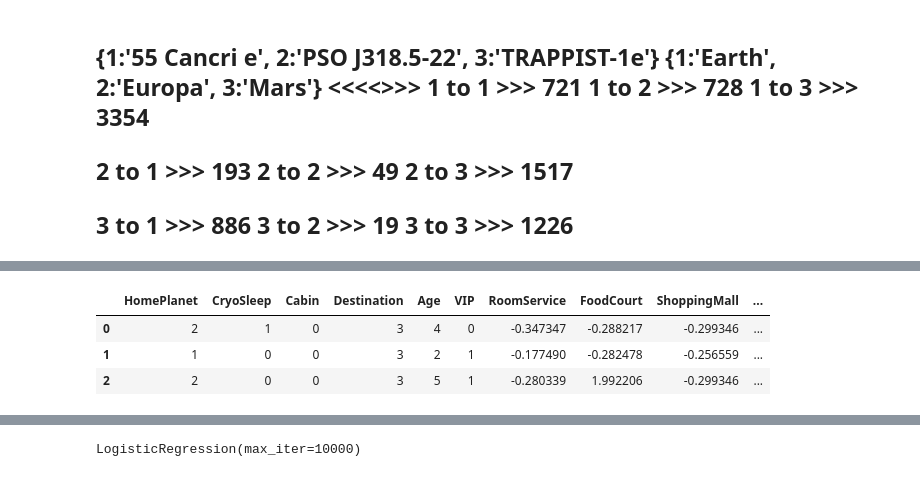
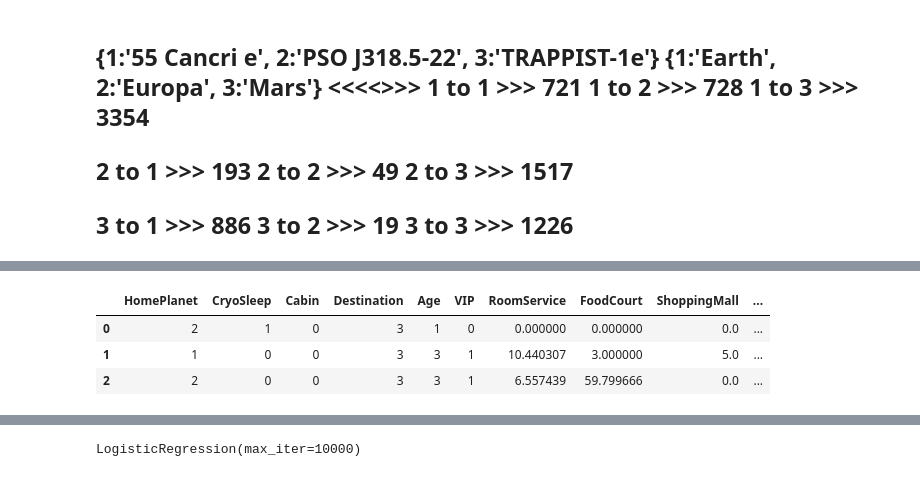
Before and after one commit to Sadeqsoli/SpaceTitanicSurvivors, a Jupyter notebook: spacetitanicsurvivors.ipynb, the cells around one changed output, grey strips where cells are left out. Cells and saved outputs as stored; diff of their text form; code cells hidden in the pictures.

```diff
--- a/spacetitanicsurvivors.ipynb
+++ b/spacetitanicsurvivors.ipynb
@@ -501,0 +300,5 @@ sns.heatmap(corr, annot=False)
+# %%
+train[['HomePlanet', 'CryoSleep', 'Cabin', 'Destination', 'Age', 'VIP', 'Port', 'Place']] = train[['HomePlanet', 'CryoSleep','Cabin', 'Destination', 'Age', 'VIP', 'Port', 'Place']].astype('Int64')
+
+test[['HomePlanet', 'CryoSleep', 'Cabin', 'Destination', 'Age', 'VIP', 'Port', 'Place']] = test[['HomePlanet', 'CryoSleep','Cabin', 'Destination', 'Age', 'VIP', 'Port', 'Place']].astype('Int64')
+train.info()
@@ -501,0 +323,19 @@ sns.heatmap(corr, annot=False)
+# %%
+##Apply square root transformation
+
+## Train Data
+train['RoomService'] = train['RoomService']**0.5
+train['FoodCourt'] = train['FoodCourt']**0.5
+train['ShoppingMall'] = train['ShoppingMall']**0.5
+train['Spa'] = train['Spa']**0.5
+train['VRDeck'] = train['VRDeck']**0.5
+
+
+## Test Data
+test['RoomService'] = test['RoomService']**0.5
+test['FoodCourt'] = test['FoodCourt']**0.5
+test['ShoppingMall'] = test['ShoppingMall']**0.5
+test['Spa'] = test['Spa']**0.5
+test['VRDeck'] = test['VRDeck']**0.5
+
+train.head(3)
@@ -526,8 +413,3 @@ sns.heatmap(corr, annot=False)
 3 to 2 >>> 19
 3 to 3 >>> 1226
 --------------
-# %%
-train = train_test[train_test['Transported'].notnull()].copy()
-train.Transported =train.Transported.astype('Int64')
-test = train_test[train_test['Transported'].isnull()].drop("Transported",axis=1)
-test.info()
@@ -572,26 +416,26 @@ memory usage: 1.3+ MB
 # %%
 ### Train Data
 newTrain = train
 train_ids = newTrain['PassengerId'].copy()
 train_trs = newTrain['Transported'].copy()
-newTrain.drop(columns=['PassengerId','Name','Group','Transported'],inplace=True)
+newTrain.drop(columns=['PassengerId','Name','Transported'],inplace=True)
 
 
 #####################
 
 
 ### Test Data
 newTest = test
 test_ids = newTest['PassengerId'].copy()
-newTest.drop(columns=['PassengerId','Group','Name'],inplace=True)
+newTest.drop(columns=['PassengerId','Name'],inplace=True)
 
 
 newTrain.head(3)
 # %% [output]
 |  | HomePlanet | CryoSleep | Cabin | Destination | Age | VIP | RoomService | FoodCourt | ShoppingMall | ... |
-| 0 | 2 | 1 | 0 | 3 | 4 | 0 | -0.347347 | -0.288217 | -0.299346 | ... |
-| 1 | 1 | 0 | 0 | 3 | 2 | 1 | -0.177490 | -0.282478 | -0.256559 | ... |
-| 2 | 2 | 0 | 0 | 3 | 5 | 1 | -0.280339 | 1.992206 | -0.299346 | ... |
+| 0 | 2 | 1 | 0 | 3 | 1 | 0 | 0.000000 | 0.000000 | 0.0 | ... |
+| 1 | 1 | 0 | 0 | 3 | 3 | 1 | 10.440307 | 3.000000 | 5.0 | ... |
+| 2 | 2 | 0 | 0 | 3 | 3 | 1 | 6.557439 | 59.799666 | 0.0 | ... |
 # %%
 newTrain.info()
 # %% [output]
```
Also changed, not shown: parts of 51 cells of this notebook.
